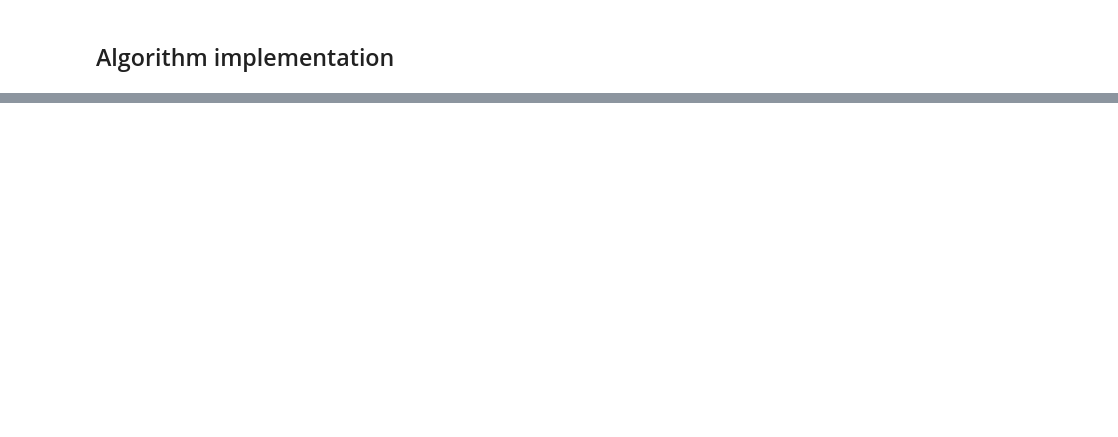
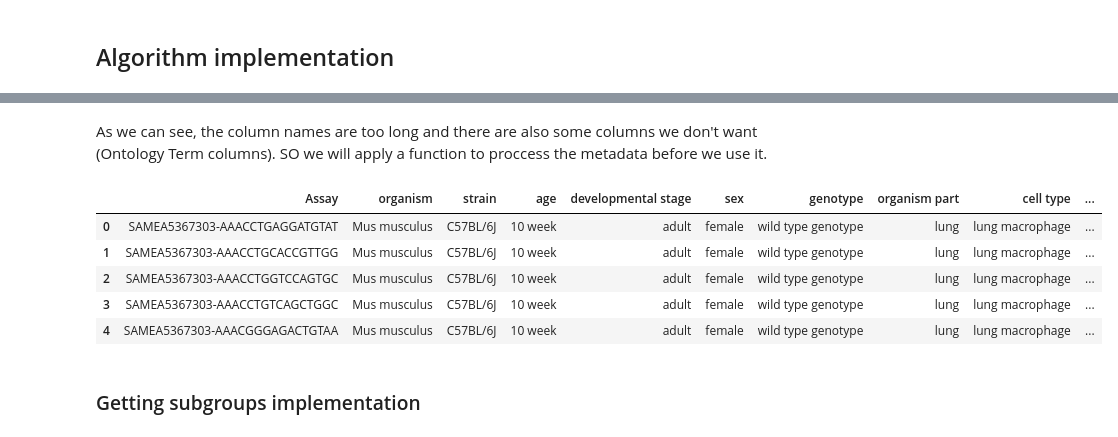
Before and after one commit to edusalcas/single-cell-repo, a Jupyter notebook: Experiments/Percentile_groups.ipynb, the cells around one changed output, grey strips where cells are left out. Saved outputs shown, nothing was run; the diff lists cells and outputs as text; code cells hidden in the pictures; blank space fills up the shorter version.

Commit message:
Finished algorithm explanation and implementation
Next step is to get the groups from all projects

```diff
--- a/Experiments/Percentile_groups.ipynb
+++ b/Experiments/Percentile_groups.ipynb
@@ -92,0 +236,2 @@ As we can see, the function just seen is making use of some other functions, whi
+# %%
+project_ID = 'E-MTAB-7678'
@@ -92,0 +277,3 @@ As we can see, the function just seen is making use of some other functions, whi
+# %%
+metadata = read_metadata(project_ID)
+metadata.head()
@@ -92,0 +288,39 @@ As we can see, the function just seen is making use of some other functions, whi
+# %% [markdown]
+As we can see, the column names are too long and there are also some columns we don't want (Ontology Term columns). SO we will apply a function to proccess the metadata before we use it.
+# %%
+import re
+
+def process_metadata(metadata):
+    """Return the processed metadata
+
+    Parameters
+    ----------
+    metadata : pandas dataframe
+        metadata of a project
+
+    Returns
+    -------
+
+    metadata: pandas dataframe
+        metadata processed
+    """
+    cols = [c for c in metadata.columns if 'ontology term' not in c.lower()]
+    metadata = metadata[cols] # Drop columns with ontology terms
+
+    metadata = metadata.rename(columns=lambda x: re.sub(r'.+\[(.+)\]',r'\1',x)) # Rename columns
+
+    metadata = metadata.loc[:,~metadata.columns.duplicated()] # Remove duplicated columns
+
+    return metadata
+# %%
+metadata = process_metadata(metadata)
+metadata.head()
+# %% [output]
+|  | Assay | organism | strain | age | developmental stage | sex | genotype | organism part | cell type | ... |
+| 0 | SAMEA5367303-AAACCTGAGGATGTAT | Mus musculus | C57BL/6J | 10 week | adult | female | wild type genotype | lung | lung macrophage | ... |
+| 1 | SAMEA5367303-AAACCTGCACCGTTGG | Mus musculus | C57BL/6J | 10 week | adult | female | wild type genotype | lung | lung macrophage | ... |
+| 2 | SAMEA5367303-AAACCTGGTCCAGTGC | Mus musculus | C57BL/6J | 10 week | adult | female | wild type genotype | lung | lung macrophage | ... |
+| 3 | SAMEA5367303-AAACCTGTCAGCTGGC | Mus musculus | C57BL/6J | 10 week | adult | female | wild type genotype | lung | lung macrophage | ... |
+| 4 | SAMEA5367303-AAACGGGAGACTGTAA | Mus musculus | C57BL/6J | 10 week | adult | female | wild type genotype | lung | lung macrophage | ... |
+# %% [markdown]
+### Getting subgroups implementation
```
Also changed, not shown: parts of 51 cells of this notebook.
